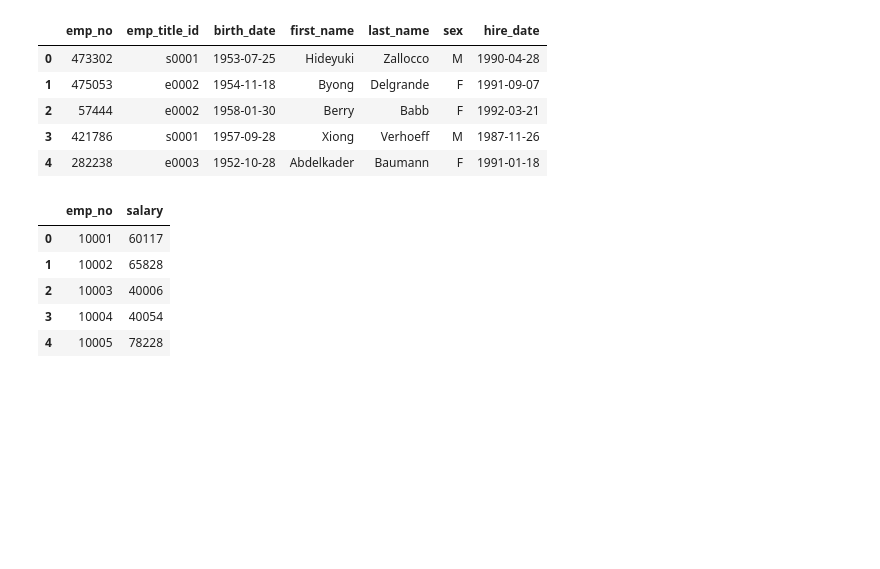
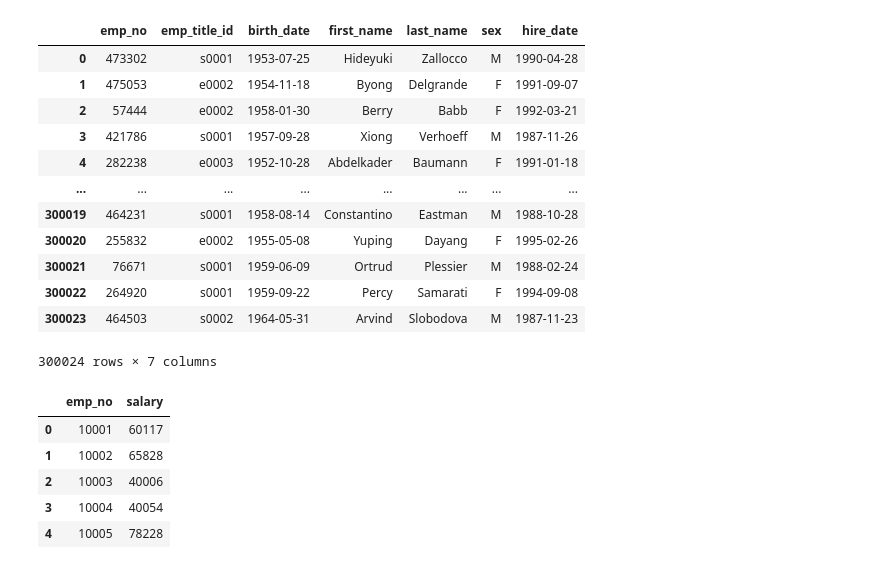
Before and after one commit to AMHlocal/sql-challenge, a Jupyter notebook: Bonus Challenge/Bonus_Challenge.ipynb, the cells around one changed output. Cells and saved outputs as stored; diff of their text form; code cells hidden in the pictures; blank space fills up the shorter version.

Commit message:
updating bonus challenge

```diff
--- a/Bonus Challenge/Bonus_Challenge.ipynb
+++ b/Bonus Challenge/Bonus_Challenge.ipynb
@@ -4,9 +4,11 @@ import pandas as pd
 # %%
 import psycopg2
 from sqlalchemy import create_engine
+from config import database
 
 #Create engine
-engine = create_engine('postgresql://postgres:postgres@localhost:5432/SQL-Challenge')
+#Config.py used to create engine. Default user/pass used. Please give feedback if that info is needed.
+engine = create_engine(database)
 connection = engine.connect()
 
 #import matplotlib dependencies
@@ -20,15 +22,22 @@ salary = pd.read_sql("SELECT * FROM Salaries", connection)
 title = pd.read_sql("SELECT * FROM Titles", connection)
 # %%
 #Check employees to see if theres any null values
-employees.head()
+employees
 #No null values as a to_date column was never provided
 # %% [output]
 |  | emp_no | emp_title_id | birth_date | first_name | last_name | sex | hire_date |
 | 0 | 473302 | s0001 | 1953-07-25 | Hideyuki | Zallocco | M | 1990-04-28 |
 | 1 | 475053 | e0002 | 1954-11-18 | Byong | Delgrande | F | 1991-09-07 |
 | 2 | 57444 | e0002 | 1958-01-30 | Berry | Babb | F | 1992-03-21 |
 | 3 | 421786 | s0001 | 1957-09-28 | Xiong | Verhoeff | M | 1987-11-26 |
 | 4 | 282238 | e0003 | 1952-10-28 | Abdelkader | Baumann | F | 1991-01-18 |
+| ... | ... | ... | ... | ... | ... | ... | ... |
+| 300019 | 464231 | s0001 | 1958-08-14 | Constantino | Eastman | M | 1988-10-28 |
+| 300020 | 255832 | e0002 | 1955-05-08 | Yuping | Dayang | F | 1995-02-26 |
+| 300021 | 76671 | s0001 | 1959-06-09 | Ortrud | Plessier | M | 1988-02-24 |
+| 300022 | 264920 | s0001 | 1959-09-22 | Percy | Samarati | F | 1994-09-08 |
+| 300023 | 464503 | s0002 | 1964-05-31 | Arvind | Slobodova | M | 1987-11-23 |
+300024 rows × 7 columns
 # %%
 salary.head()
 # %% [output]
```
Also changed, not shown: parts of 1 cell of this notebook.
